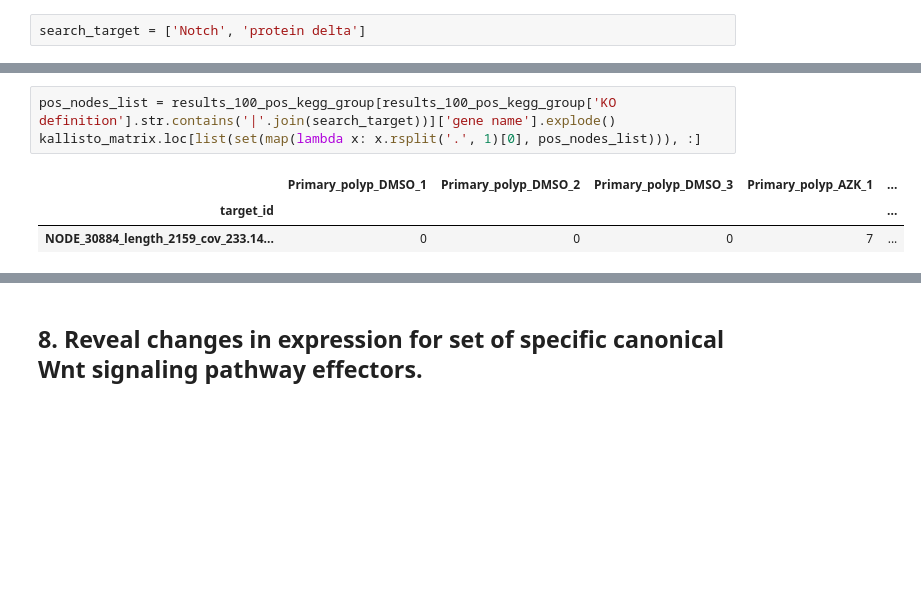
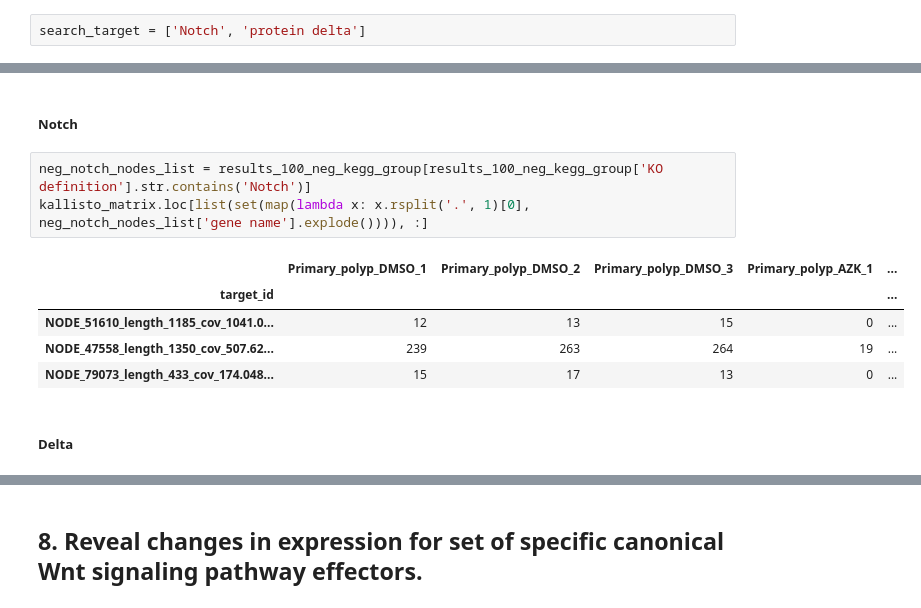
Before and after one commit to angrygeese/DynamenaProject_BI2023-24, a Jupyter notebook: code/Lab_journal_stas_project.ipynb, the cells around one changed output, grey strips where cells are left out. Saved outputs shown, nothing was run; the diff lists cells and outputs as text; blank space fills up the shorter version.

```diff
--- a/code/Lab_journal_stas_project.ipynb
+++ b/code/Lab_journal_stas_project.ipynb
@@ -1236,7 +1363,13 @@ results_100_pos_kegg_group[results_100_pos_kegg_group['KO definition'].str.conta
+# %% [markdown]
+##### Notch
 # %%
-pos_nodes_list = results_100_pos_kegg_group[results_100_pos_kegg_group['KO definition'].str.contains('|'.join(search_target))]['gene name'].explode()
-kallisto_matrix.loc[list(set(map(lambda x: x.rsplit('.', 1)[0], pos_nodes_list))), :]
+neg_notch_nodes_list = results_100_neg_kegg_group[results_100_neg_kegg_group['KO definition'].str.contains('Notch')]
+kallisto_matrix.loc[list(set(map(lambda x: x.rsplit('.', 1)[0], neg_notch_nodes_list['gene name'].explode()))), :]
 # %% [output]
 |  | Primary_polyp_DMSO_1 | Primary_polyp_DMSO_2 | Primary_polyp_DMSO_3 | Primary_polyp_AZK_1 | ... |
 | target_id |  |  |  |  | ... |
-| NODE_30884_length_2159_cov_233.14... | 0 | 0 | 0 | 7 | ... |
+| NODE_51610_length_1185_cov_1041.0... | 12 | 13 | 15 | 0 | ... |
+| NODE_47558_length_1350_cov_507.62... | 239 | 263 | 264 | 19 | ... |
+| NODE_79073_length_433_cov_174.048... | 15 | 17 | 13 | 0 | ... |
+# %% [markdown]
+##### Delta
```
Also changed, not shown: parts of 43 cells of this notebook, 16 other files.
